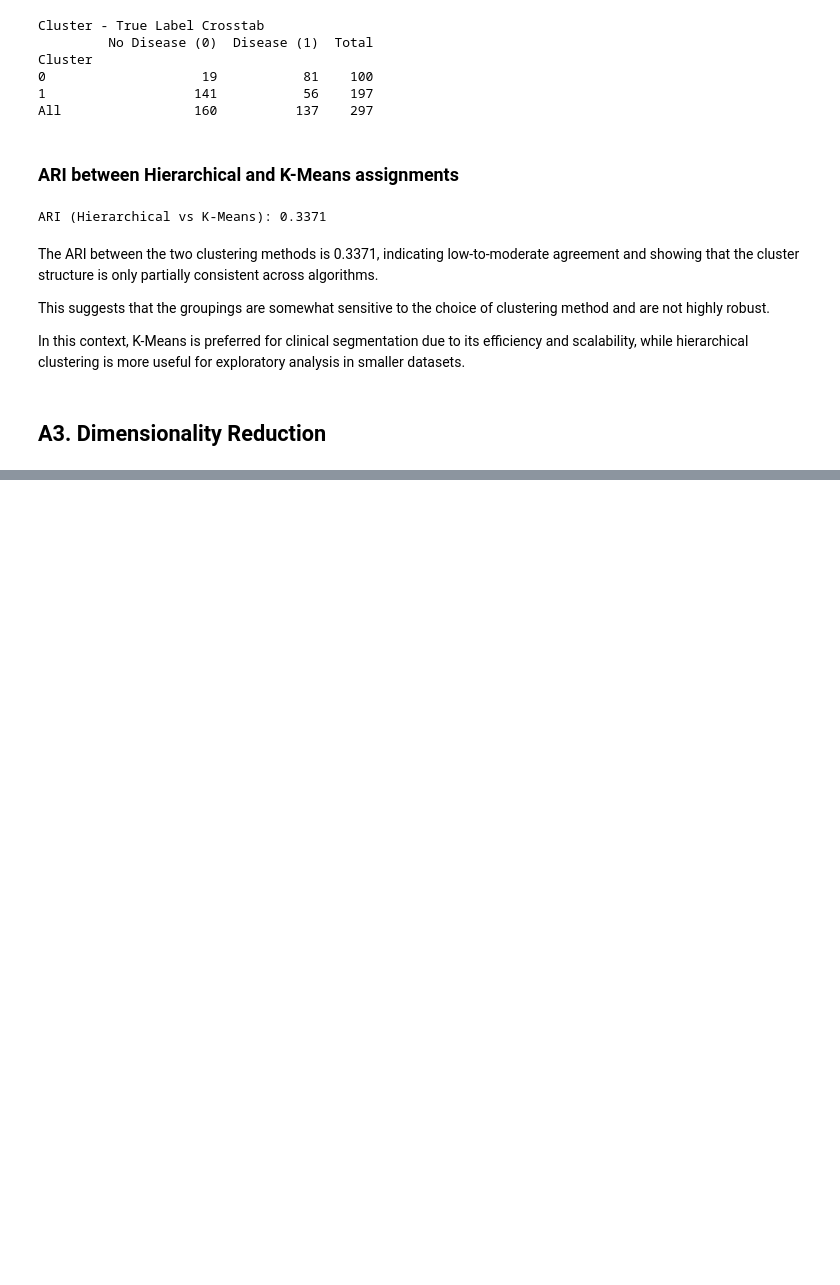
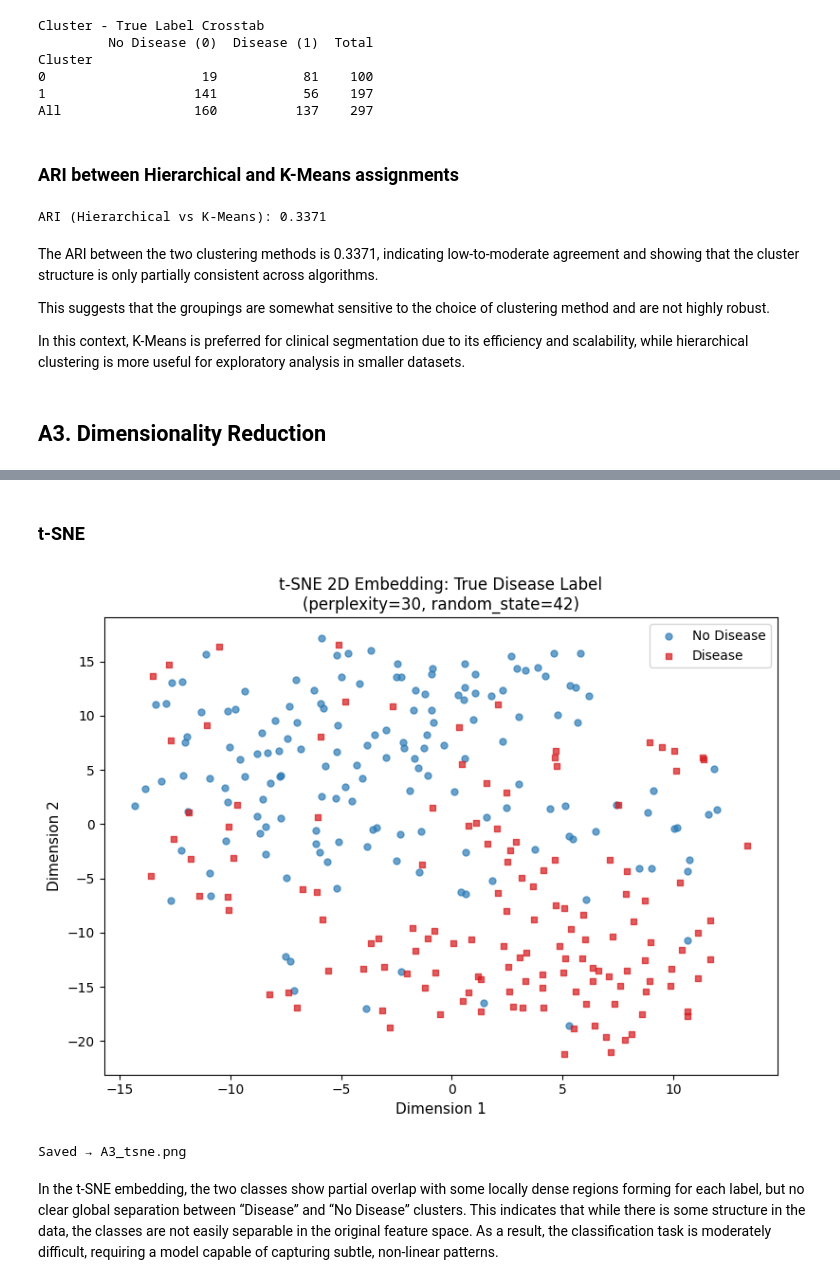
Before and after one commit to maryam2004-hub/i23-6004-DM-Assignment4, a Jupyter notebook: i23_6004_DS_B_DMAssignment4.ipynb, the cells around one changed output, grey strips where cells are left out. Cells and saved outputs as stored; diff of their text form; code cells hidden in the pictures; blank space fills up the shorter version.

```diff
--- a/i23_6004_DS_B_DMAssignment4.ipynb
+++ b/i23_6004_DS_B_DMAssignment4.ipynb
@@ -512,0 +566,35 @@ In this context, K-Means is preferred for clinical segmentation due to its effic
+# %% [markdown]
+### t-SNE
+# %%
+tsne = TSNE(n_components=2, perplexity=30, random_state=42, n_iter=1000)
+X_tsne = tsne.fit_transform(X_full)
+
+fig, ax = plt.subplots(figsize=(8, 6))
+
+colors  = {0: "#2c7bb6", 1: "#d7191c"}
+markers = {0: "o",       1: "s"}
+labels  = {0: "No Disease", 1: "Disease"}
+
+for cls in [0, 1]:
+    mask = y_full == cls
+    ax.scatter(
+        X_tsne[mask, 0], X_tsne[mask, 1],
+        s=25, alpha=0.7,
+        c=colors[cls],
+        marker=markers[cls],
+        label=labels[cls]
+    )
+
+ax.set_title("t-SNE 2D Embedding: True Disease Label\n(perplexity=30, random_state=42)", fontsize=12)
+ax.set_xlabel("Dimension 1", fontsize=11)
+ax.set_ylabel("Dimension 2", fontsize=11)
+ax.legend(fontsize=10)
+plt.tight_layout()
+plt.savefig("A3_tsne.png", dpi=150)
+plt.show()
+print("Saved → A3_tsne.png")
+# %% [output]
+[figure, added]
+Saved → A3_tsne.png
+# %% [markdown]
+In the t-SNE embedding, the two classes show partial overlap with some locally dense regions forming for each label, but no clear global separation between “Disease” and “No Disease” clusters. This indicates that while there is some structure in the data, the classes are not easily separable in the original feature space. As a result, the classification task is moderately difficult, requiring a model capable of capturing subtle, non-linear patterns.
```
Also changed, not shown: parts of 5 cells of this notebook.
